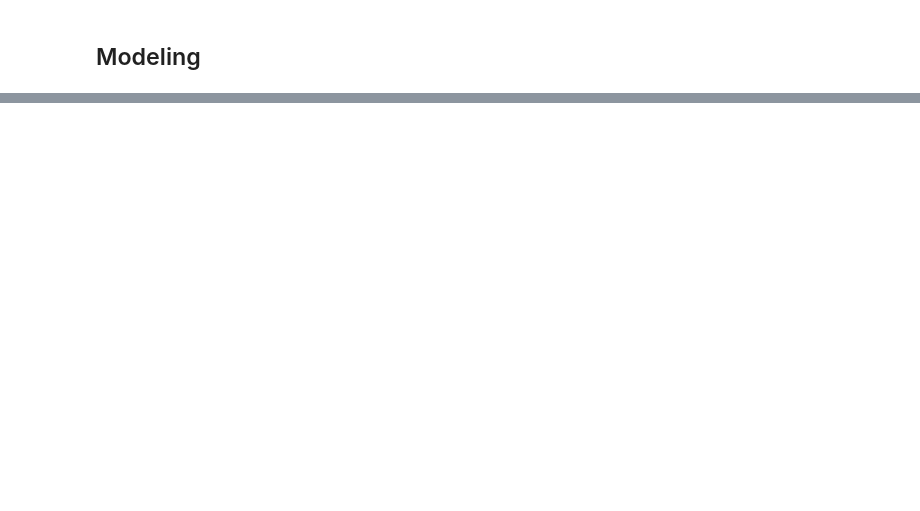
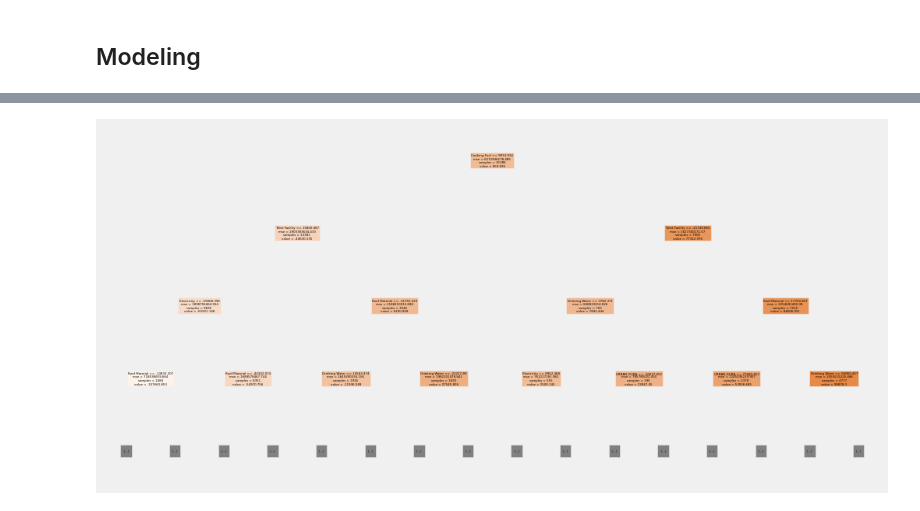
Before and after one commit to cmougan/WRI_WellBeing_Data_Layer, a Jupyter notebook: dssg/carlos/EDA_DHS.ipynb, the cells around one changed output, grey strips where cells are left out. Saved outputs shown, nothing was run; the diff lists cells and outputs as text; code cells hidden in the pictures; blank space fills up the shorter version.

```diff
--- a/dssg/carlos/EDA_DHS.ipynb
+++ b/dssg/carlos/EDA_DHS.ipynb
@@ -31,0 +187,4 @@ scaler.fit_transform(df)
+# %%
+plot_tree(pipe.named_steps["model"],max_depth=3,feature_names=X_tr.columns,filled=True,);
+# %% [output]
+[figure, added]
```
Also changed, not shown: parts of 27 cells of this notebook.
